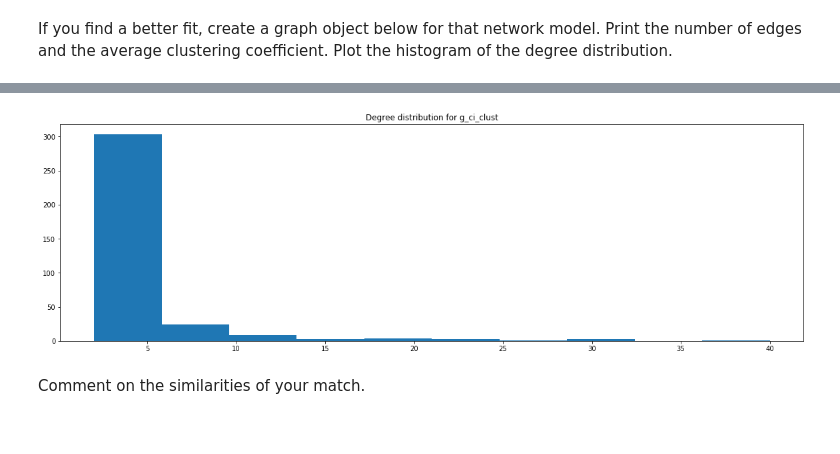
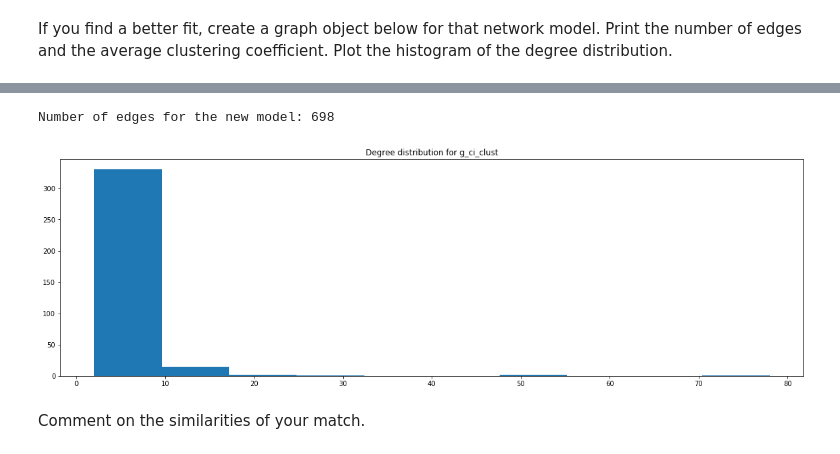
Before and after one commit to alielabridi/NTDS_2019, a Jupyter notebook: assignments/1_network_science-final.ipynb, the cells around one changed output, grey strips where cells are left out. Drawn from its saved outputs; the diff is of its cells as text; code cells hidden in the pictures.

```diff
--- a/assignments/1_network_science-final.ipynb
+++ b/assignments/1_network_science-final.ipynb
@@ -754,11 +752,12 @@ obtained an average clustering of 0.1463427187526247 for p = 0.09999999999999999
 # %%
-g_ci_clust.size()
+print('Number of edges for the new model: {}'.format(g_ci_clust.size()))
 fig, axes = plt.subplots(1, 1, figsize=(20, 6))
 axes.set_title('Degree distribution for g_ci_clust')
 degrees = [g_ci_clust.degree(n) for n in g_ci_clust.nodes()]
 axes.hist(degrees);
 # %% [output]
+Number of edges for the new model: 698
-[figure, old version]
+[figure, new version]
 # %% [markdown]
 Comment on the similarities of your match.
 # %% [markdown]
```
Also changed, not shown: parts of 9 cells of this notebook, 1 other file.
